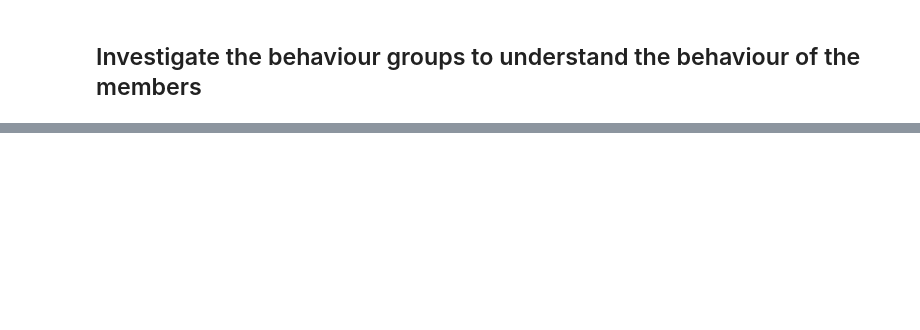
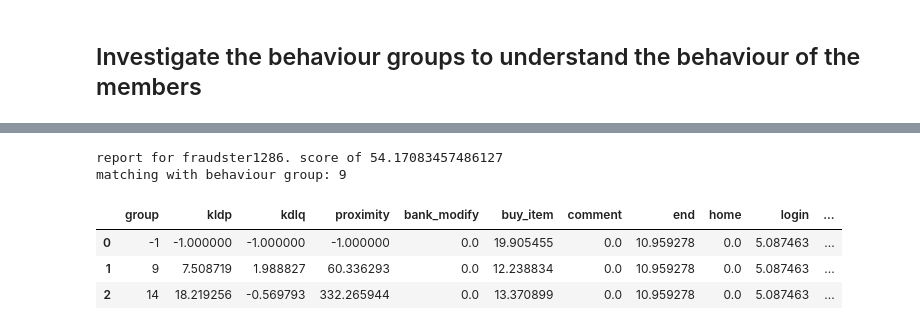
Before and after one commit to cerebraljam/find_outliers_in_logs, a Jupyter notebook: find_outliers_in_logs.ipynb, the cells around one changed output, grey strips where cells are left out. Cells and saved outputs as stored; diff of their text form; code cells hidden in the pictures; blank space fills up the shorter version.

```diff
--- a/find_outliers_in_logs.ipynb
+++ b/find_outliers_in_logs.ipynb
@@ -498,15 +498,12 @@ def remove_from_classification(candidate_name, behaviour_group_table):
 # This function compares the candidates to the saved average calculated for each behaviour group
 def classify_candidates_average(candidate_name, behaviour_type_average, score, limit = 7):
     potential_matching_type = {}
-    passing_score = 0.9
-    sample_size = 10
-    small_size_adjustment = 2
 
     for be, be_average in behaviour_type_average.items():
         result = compare_profiles(score[candidate_name], be_average, limit)
 
         if result['test'] == True:
-            potential_matching_type[be] = result['dklp'] - result['dklq']
+            potential_matching_type[be] = result['kldp']**2 + result['kldq']**2
 
     if len(potential_matching_type.keys()) == 0:
         new_class_name = max(0,len(list(behaviour_type_average.values())))
@@ -901,0 +949,5 @@ df_investigate.groupby(['user', 'status', 'path']).size().unstack(fill_value=0)
+# %%
+user_transition_score_day3 = get_user_transition_score(day3_data, transition_surprisal, 'user', 'path', 'success')
+
+user_transition_score_merged = merge_user_transition_score(user_transition_score_merged, user_transition_score_day3)
+print('Total number of transition scores:', len(user_transition_score_merged))
@@ -901,0 +956,7 @@ df_investigate.groupby(['user', 'status', 'path']).size().unstack(fill_value=0)
+# %%
+if random_seed:
+    random.seed(random_seed + 11)
+# sample_users = random.sample(, 20)
+listing_of_users = list(day3_data['user'].unique())
+for i in range(len(listing_of_users)):
+    print(i, listing_of_users[i])
@@ -901,0 +1012,53 @@ df_investigate.groupby(['user', 'status', 'path']).size().unstack(fill_value=0)
+# %%
+# This is an ugly function that takes the candidate profile and the potential classes and present them in a report
+# The first row of the report is the candidate (groupe -1), then we can compare each lines with the candidate line
+# and see where the potential class differs from the candidate
+
+def classify_candidate_detail(candidate, result, score):
+    reports = []
+    prefix = ['group', 'kldp', 'kdlq', 'proximity']
+    headers = []
+    column = {}
+
+    for key, value in result['best']['profile'].items():
+        if key not in prefix:
+            column[key] = 1
+
+    for key, value in score[candidate].items():
+        if key not in prefix:
+            column[key] = 1
+
+    columns = sorted(column.keys())
+    headers.extend(prefix)
+    headers.extend(columns)
+
+    ## Adding the candidate line in the report
+    candidate_rows = [-1 for x in prefix]
+    for action in columns:
+        candidate_rows.append(score[candidate][action])
+    reports.append(candidate_rows)
+
+    ## Adding all potential classes in the report
+    for key, value in result['others'].items():
+        rows = [key, value['kldp'], value['kldq'], value['proximity']]
+        for action in columns:
+            rows.append(value['profile'][action])
+        reports.append(rows)
+
+    # transforming the array in a dataframe to simplify sorting
+    df_report = pd.DataFrame(reports, columns=headers)
+
+    return df_report.sort_values(by=['proximity'])
+
+# Display the report
+print('report for {}. score of {}'.format(candidate,sum(user_transition_score_merged[candidate].values())))
+print('matching with behaviour group:', classify_candidates_average(candidate, behaviour_average_table, user_transition_score_merged, 20))
+
+classify_candidate_detail(candidate, result, user_transition_score_merged)
+# %% [output]
+report for fraudster1286. score of 54.17083457486127
+matching with behaviour group: 9
+|  | group | kldp | kdlq | proximity | bank_modify | buy_item | comment | end | home | login | ... |
+| 0 | -1 | -1.000000 | -1.000000 | -1.000000 | 0.0 | 19.905455 | 0.0 | 10.959278 | 0.0 | 5.087463 | ... |
+| 1 | 9 | 7.508719 | 1.988827 | 60.336293 | 0.0 | 12.238834 | 0.0 | 10.959278 | 0.0 | 5.087463 | ... |
+| 2 | 14 | 18.219256 | -0.569793 | 332.265944 | 0.0 | 13.370899 | 0.0 | 10.959278 | 0.0 | 5.087463 | ... |
```
Also changed, not shown: parts of 18 cells of this notebook, 3 other files.
